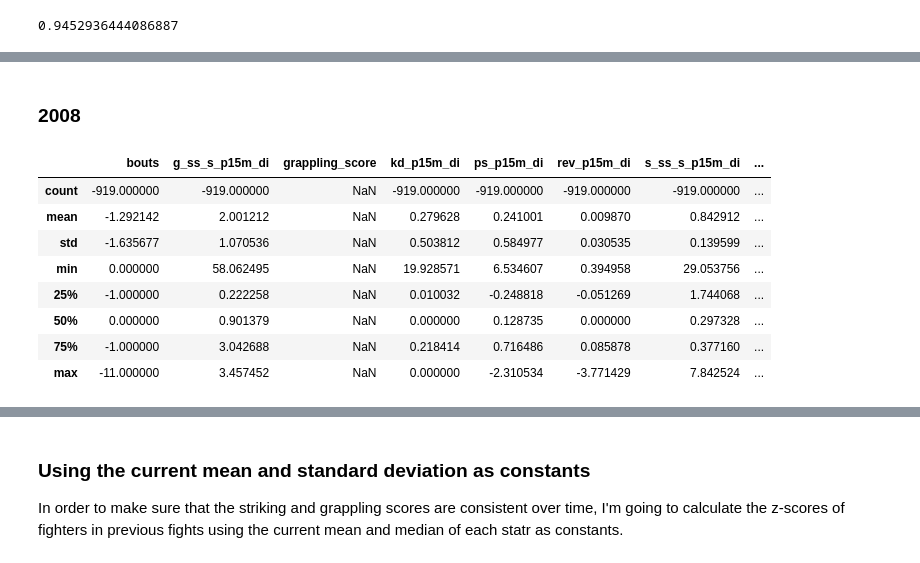
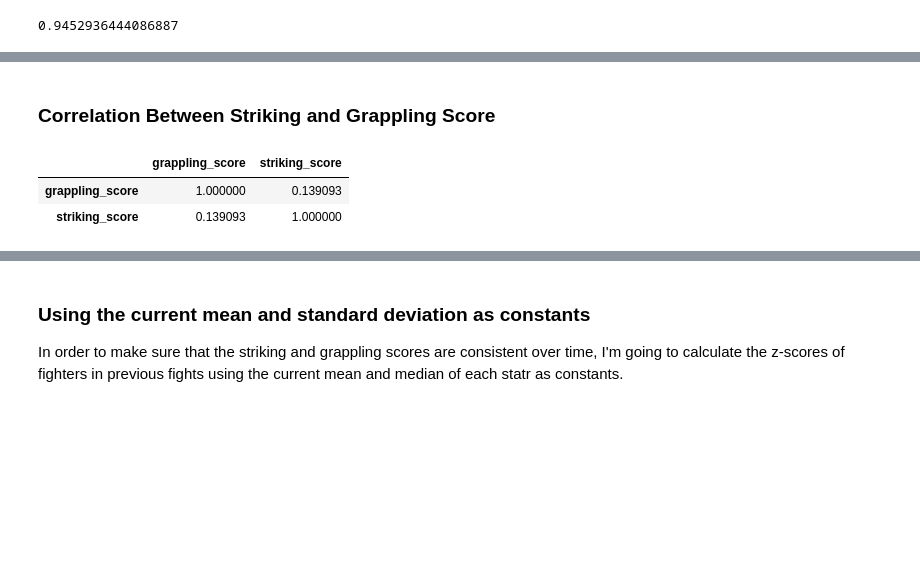
Before and after one commit to mesterhammerfic/match_finder, a Jupyter notebook: notebooks/01_feature_engineering/05_categorizing_styles.ipynb, the cells around one changed output, grey strips where cells are left out. Drawn from its saved outputs; the diff is of its cells as text; code cells hidden in the pictures; blank space fills up the shorter version.

```diff
--- a/notebooks/01_feature_engineering/05_categorizing_styles.ipynb
+++ b/notebooks/01_feature_engineering/05_categorizing_styles.ipynb
@@ -566,2 +309,0 @@ exp_fighters_2007.describe() - exp_fighters.describe()
-# %% [markdown]
-### 2008
@@ -570,12 +310,8 @@ exp_fighters_2011 = fights_from(2011)
-# %%
-exp_fighters_2011.describe() - exp_fighters.describe()
-# %% [output]
-|  | bouts | g_ss_s_p15m_di | grappling_score | kd_p15m_di | ps_p15m_di | rev_p15m_di | s_ss_s_p15m_di | ... |
-| count | -919.000000 | -919.000000 | NaN | -919.000000 | -919.000000 | -919.000000 | -919.000000 | ... |
-| mean | -1.292142 | 2.001212 | NaN | 0.279628 | 0.241001 | 0.009870 | 0.842912 | ... |
-| std | -1.635677 | 1.070536 | NaN | 0.503812 | 0.584977 | 0.030535 | 0.139599 | ... |
-| min | 0.000000 | 58.062495 | NaN | 19.928571 | 6.534607 | 0.394958 | 29.053756 | ... |
-| 25% | -1.000000 | 0.222258 | NaN | 0.010032 | -0.248818 | -0.051269 | 1.744068 | ... |
-| 50% | 0.000000 | 0.901379 | NaN | 0.000000 | 0.128735 | 0.000000 | 0.297328 | ... |
-| 75% | -1.000000 | 3.042688 | NaN | 0.218414 | 0.716486 | 0.085878 | 0.377160 | ... |
-| max | -11.000000 | 3.457452 | NaN | 0.000000 | -2.310534 | -3.771429 | 7.842524 | ... |
+# %% [markdown]
+### Correlation Between Striking and Grappling Score
+# %%
+exp_fighters[['grappling_score', 'striking_score']].corr()
+# %% [output]
+|  | grappling_score | striking_score |
+| grappling_score | 1.000000 | 0.139093 |
+| striking_score | 0.139093 | 1.000000 |
```
Also changed, not shown: parts of 38 cells of this notebook, 2 other files.
